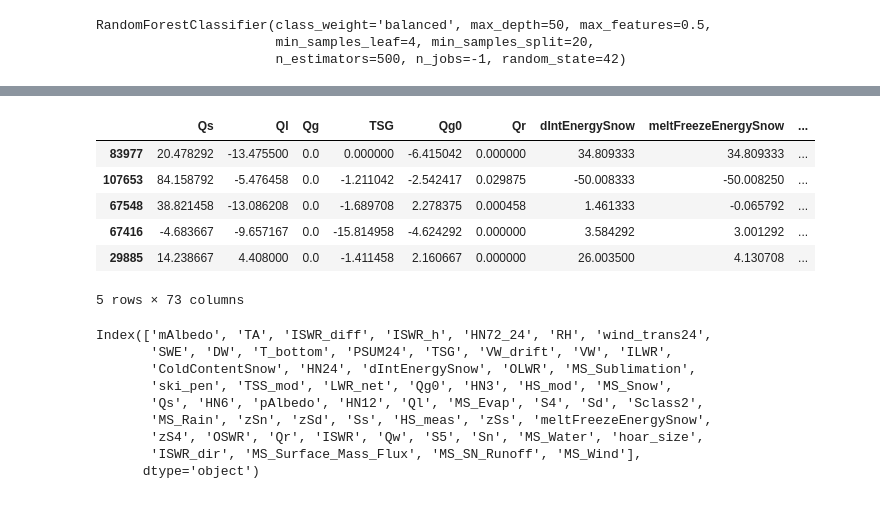
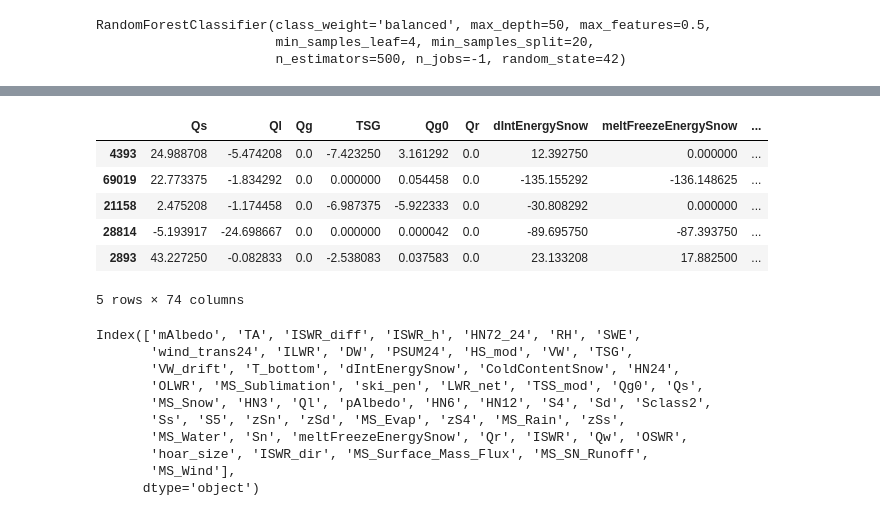
Before and after one commit to CanFam23/avy-forecasting, a Jupyter notebook: notebooks/model/forest.ipynb, the cells around one changed output, grey strips where cells are left out. Drawn from its saved outputs; the diff is of its cells as text; code cells hidden in the pictures.

```diff
--- a/notebooks/model/forest.ipynb
+++ b/notebooks/model/forest.ipynb
@@ -36,13 +36,14 @@ seed = 42
 # print(dff0.shape)
 
 dff0 = pd.read_csv("../../data/training_combined/training_combined_2.csv")
+dff0 = dff0[dff0['slope_angle'] > 0]
 
 danger_levels = pd.read_csv("../../../data/FAC/FAC_Danger_rating_zone_elv.csv")
 danger_levels['date'] = pd.to_datetime(danger_levels['date'])
 
 coords_geodf = gpd.read_file("../../../data/FAC/zones/grid_coords_subset.geojson")
 # %%
-exclude_cols = ['date','id_x','slope_azi', 'danger_level','altitude','slope_angle','elevation_band','lat', 'lon', 'zone_name', 'geometry']
+exclude_cols = ['date','id_x','slope_azi', 'danger_level','altitude','slope_angle','elevation_band','lat', 'lon', 'zone_name', 'geometry','danger_level.1']
 # X, y, excluded_cols = prep_data(
 #     dff0,
 #     danger_levels,
@@ -113,28 +141,30 @@ MAE: 0.0777287596410672
 # %%
-test_data = pd.concat([X_test,dff0[exclude_cols].iloc[X_test.index]],axis=1)
+# dff0[exclude_cols].iloc[X_test.index]
+test_data = pd.concat([X_test,dff0[exclude_cols].loc[X_test.index]],axis=1)
 # test_data = pd.concat([X_test,excluded_cols.iloc[X_test.index]],axis=1)
 test_data['predicted'] = y_pred
 test_data.head()
 # %% [output]
 |  | Qs | Ql | Qg | TSG | Qg0 | Qr | dIntEnergySnow | meltFreezeEnergySnow | ... |
-| 83977 | 20.478292 | -13.475500 | 0.0 | 0.000000 | -6.415042 | 0.000000 | 34.809333 | 34.809333 | ... |
-| 107653 | 84.158792 | -5.476458 | 0.0 | -1.211042 | -2.542417 | 0.029875 | -50.008333 | -50.008250 | ... |
-| 67548 | 38.821458 | -13.086208 | 0.0 | -1.689708 | 2.278375 | 0.000458 | 1.461333 | -0.065792 | ... |
-| 67416 | -4.683667 | -9.657167 | 0.0 | -15.814958 | -4.624292 | 0.000000 | 3.584292 | 3.001292 | ... |
-| 29885 | 14.238667 | 4.408000 | 0.0 | -1.411458 | 2.160667 | 0.000000 | 26.003500 | 4.130708 | ... |
+| 4393 | 24.988708 | -5.474208 | 0.0 | -7.423250 | 3.161292 | 0.0 | 12.392750 | 0.000000 | ... |
+| 69019 | 22.773375 | -1.834292 | 0.0 | 0.000000 | 0.054458 | 0.0 | -135.155292 | -136.148625 | ... |
+| 21158 | 2.475208 | -1.174458 | 0.0 | -6.987375 | -5.922333 | 0.0 | -30.808292 | 0.000000 | ... |
+| 28814 | -5.193917 | -24.698667 | 0.0 | 0.000000 | 0.000042 | 0.0 | -89.695750 | -87.393750 | ... |
+| 2893 | 43.227250 | -0.082833 | 0.0 | -2.538083 | 0.037583 | 0.0 | 23.133208 | 17.882500 | ... |
-5 rows × 73 columns
+5 rows × 74 columns
 # %%
 feature_importances = pd.DataFrame(rf.feature_importances_,index = rf.feature_names_in_, columns=["importance"]).sort_values(by="importance", ascending=False)
 print(feature_importances[feature_importances['importance'] > 0].index)
 # %% [output]
-Index(['mAlbedo', 'TA', 'ISWR_diff', 'ISWR_h', 'HN72_24', 'RH', 'wind_trans24',
-       'SWE', 'DW', 'T_bottom', 'PSUM24', 'TSG', 'VW_drift', 'VW', 'ILWR',
-       'ColdContentSnow', 'HN24', 'dIntEnergySnow', 'OLWR', 'MS_Sublimation',
-       'ski_pen', 'TSS_mod', 'LWR_net', 'Qg0', 'HN3', 'HS_mod', 'MS_Snow',
-       'Qs', 'HN6', 'pAlbedo', 'HN12', 'Ql', 'MS_Evap', 'S4', 'Sd', 'Sclass2',
-       'MS_Rain', 'zSn', 'zSd', 'Ss', 'HS_meas', 'zSs', 'meltFreezeEnergySnow',
-       'zS4', 'OSWR', 'Qr', 'ISWR', 'Qw', 'S5', 'Sn', 'MS_Water', 'hoar_size',
-       'ISWR_dir', 'MS_Surface_Mass_Flux', 'MS_SN_Runoff', 'MS_Wind'],
+Index(['mAlbedo', 'TA', 'ISWR_diff', 'ISWR_h', 'HN72_24', 'RH', 'SWE',
+       'wind_trans24', 'ILWR', 'DW', 'PSUM24', 'HS_mod', 'VW', 'TSG',
+       'VW_drift', 'T_bottom', 'dIntEnergySnow', 'ColdContentSnow', 'HN24',
+       'OLWR', 'MS_Sublimation', 'ski_pen', 'LWR_net', 'TSS_mod', 'Qg0', 'Qs',
+       'MS_Snow', 'HN3', 'Ql', 'pAlbedo', 'HN6', 'HN12', 'S4', 'Sd', 'Sclass2',
+       'Ss', 'S5', 'zSn', 'zSd', 'MS_Evap', 'zS4', 'MS_Rain', 'zSs',
+       'MS_Water', 'Sn', 'meltFreezeEnergySnow', 'Qr', 'ISWR', 'Qw', 'OSWR',
+       'hoar_size', 'ISWR_dir', 'MS_Surface_Mass_Flux', 'MS_SN_Runoff',
+       'MS_Wind'],
       dtype='object')
 # %%
 top = feature_importances.iloc[:15]
```
Also changed, not shown: parts of 5 cells of this notebook.
